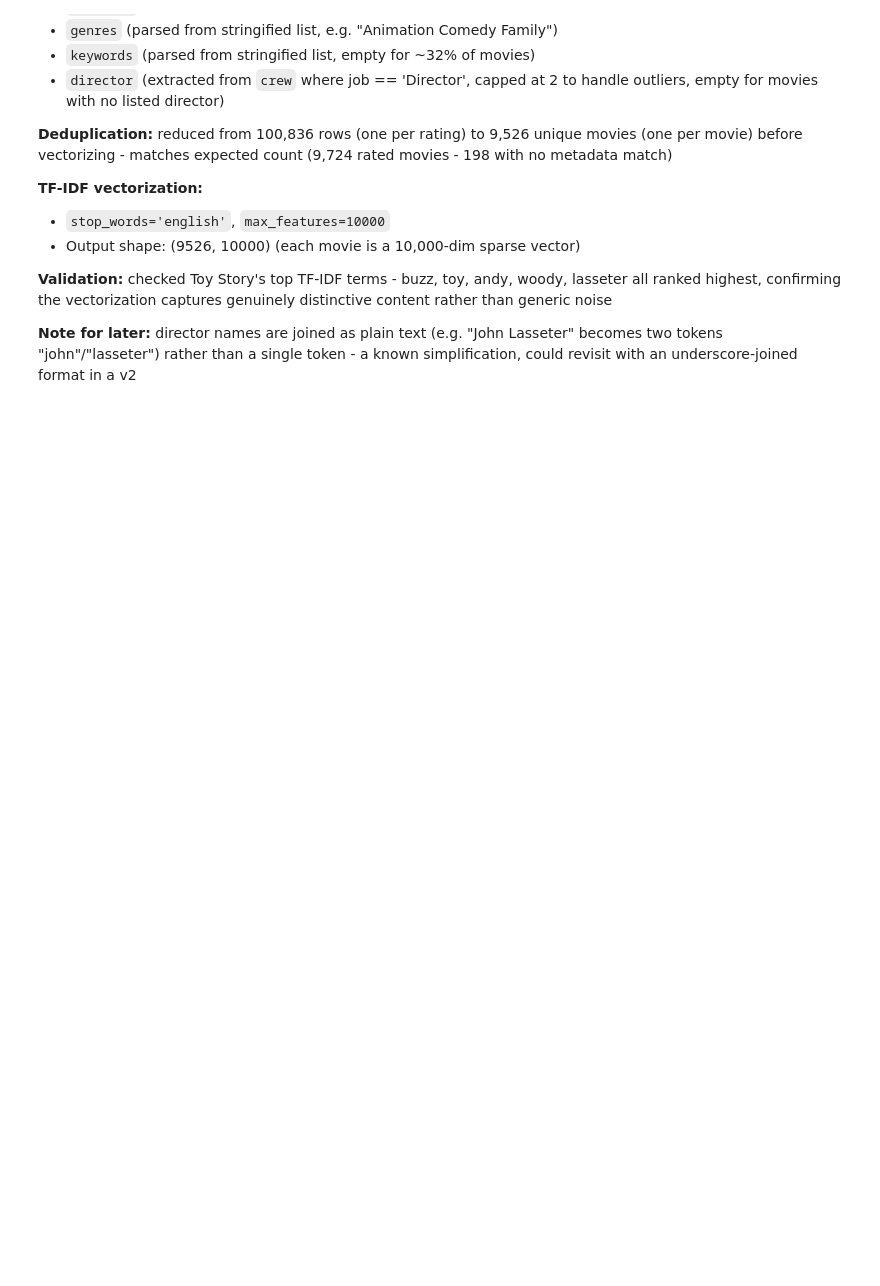
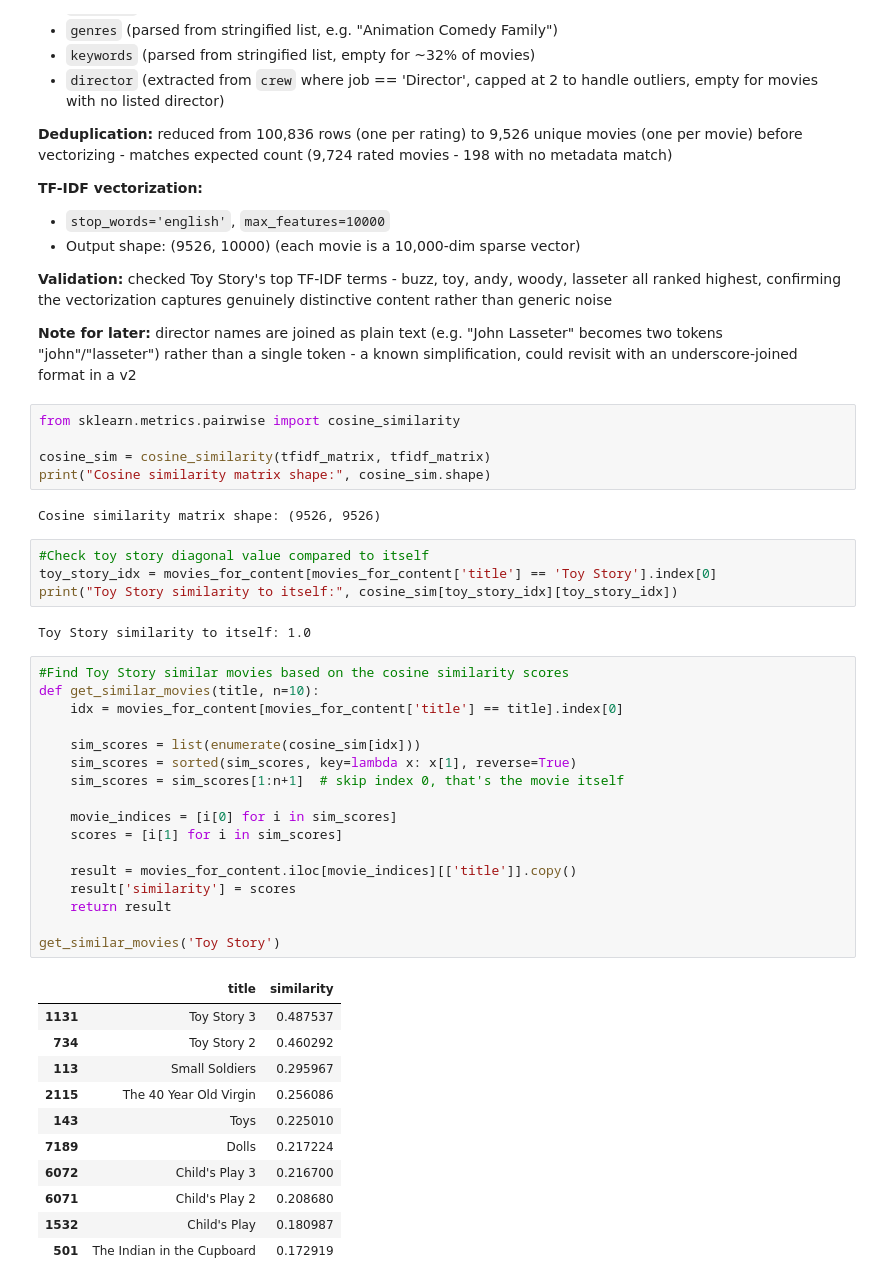
Before and after one commit to leajadaa/movie-recommender, a Jupyter notebook: notebooks/01_eda.ipynb, the cells around one changed output. Drawn from its saved outputs; the diff is of its cells as text; blank space fills up the shorter version.

```diff
--- a/notebooks/01_eda.ipynb
+++ b/notebooks/01_eda.ipynb
@@ -783,3 +783,45 @@ captures genuinely distinctive content rather than generic noise
 (e.g. "John Lasseter" becomes two tokens "john"/"lasseter") rather than
 a single token - a known simplification, could revisit with an
 underscore-joined format in a v2
+# %%
+from sklearn.metrics.pairwise import cosine_similarity
+
+cosine_sim = cosine_similarity(tfidf_matrix, tfidf_matrix)
+print("Cosine similarity matrix shape:", cosine_sim.shape)
+# %% [output]
+Cosine similarity matrix shape: (9526, 9526)
+# %%
+#Check toy story diagonal value compared to itself
+toy_story_idx = movies_for_content[movies_for_content['title'] == 'Toy Story'].index[0]
+print("Toy Story similarity to itself:", cosine_sim[toy_story_idx][toy_story_idx])
+# %% [output]
+Toy Story similarity to itself: 1.0
+# %%
+#Find Toy Story similar movies based on the cosine similarity scores
+def get_similar_movies(title, n=10):
+    idx = movies_for_content[movies_for_content['title'] == title].index[0]
+
+    sim_scores = list(enumerate(cosine_sim[idx]))
+    sim_scores = sorted(sim_scores, key=lambda x: x[1], reverse=True)
+    sim_scores = sim_scores[1:n+1]  # skip index 0, that's the movie itself
+
+    movie_indices = [i[0] for i in sim_scores]
+    scores = [i[1] for i in sim_scores]
+
+    result = movies_for_content.iloc[movie_indices][['title']].copy()
+    result['similarity'] = scores
+    return result
+
+get_similar_movies('Toy Story')
+# %% [output]
+|  | title | similarity |
+| 1131 | Toy Story 3 | 0.487537 |
+| 734 | Toy Story 2 | 0.460292 |
+| 113 | Small Soldiers | 0.295967 |
+| 2115 | The 40 Year Old Virgin | 0.256086 |
+| 143 | Toys | 0.225010 |
+| 7189 | Dolls | 0.217224 |
+| 6072 | Child's Play 3 | 0.216700 |
+| 6071 | Child's Play 2 | 0.208680 |
+| 1532 | Child's Play | 0.180987 |
+| 501 | The Indian in the Cupboard | 0.172919 |
```
Also changed, not shown: parts of 17 cells of this notebook.
